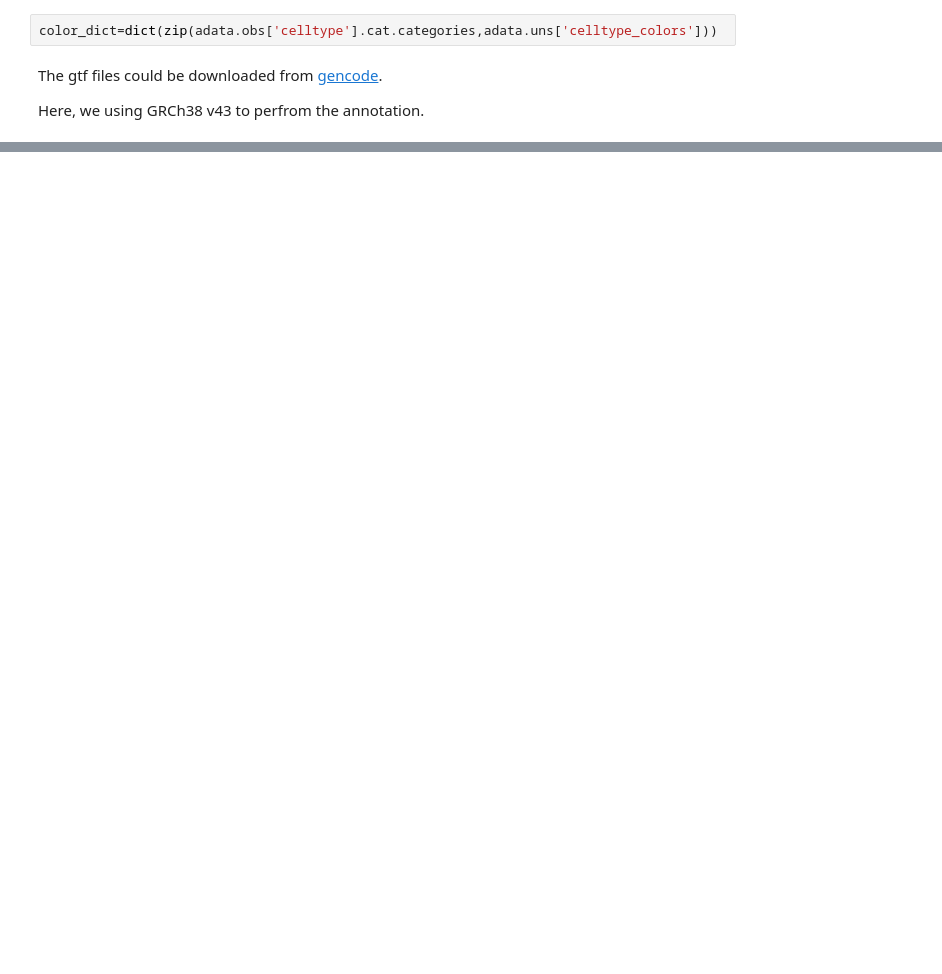
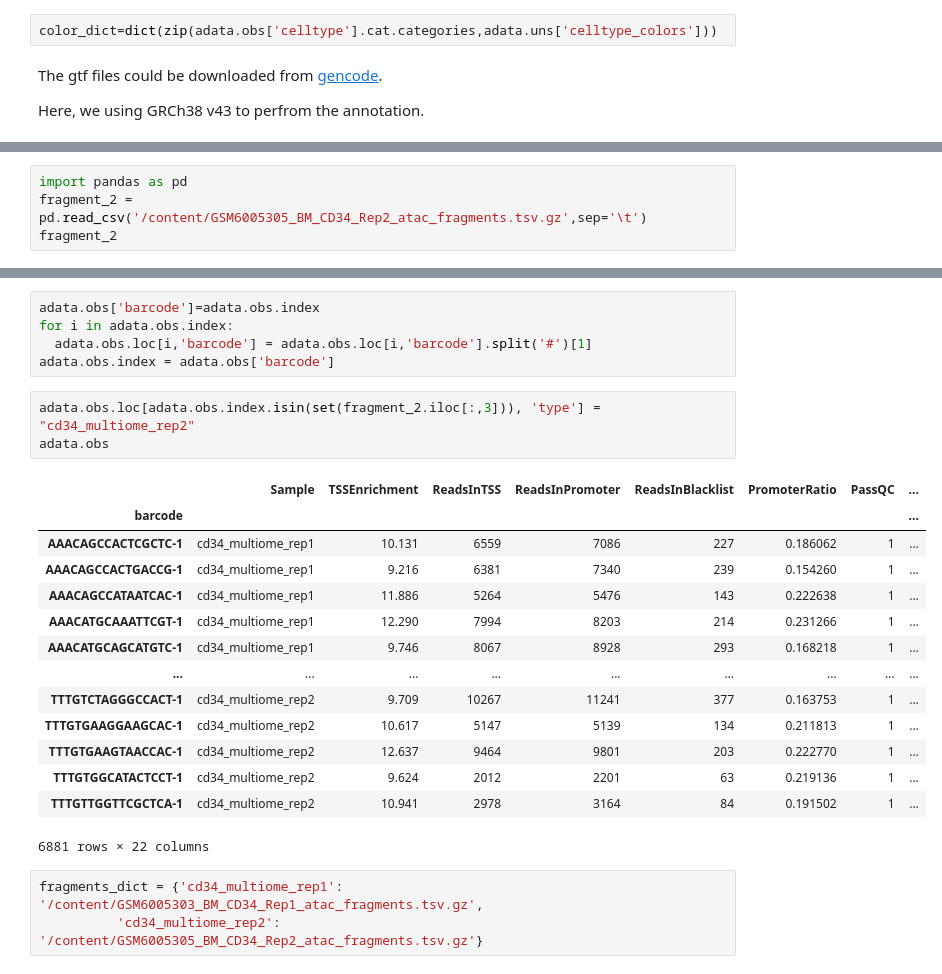
Before and after one commit to Starlitnightly/Epiverse, a Jupyter notebook: Epiverse_guide/docs/Tutorials-single/t_pseudobulk_visual.ipynb, the cells around one changed output, grey strips where cells are left out. Saved outputs shown, nothing was run; the diff lists cells and outputs as text; blank space fills up the shorter version.

```diff
--- a/Epiverse_guide/docs/Tutorials-single/t_pseudobulk_visual.ipynb
+++ b/Epiverse_guide/docs/Tutorials-single/t_pseudobulk_visual.ipynb
@@ -135,0 +214,4 @@ bw_obj.plot_track(chrom='chr3',chromstart=124200000,chromend=128600000,
+# %%
+import pandas as pd
+fragment_2 = pd.read_csv('/content/GSM6005305_BM_CD34_Rep2_atac_fragments.tsv.gz',sep='\t')
+fragment_2
@@ -135,0 +232,26 @@ bw_obj.plot_track(chrom='chr3',chromstart=124200000,chromend=128600000,
+# %%
+adata.obs['barcode']=adata.obs.index
+for i in adata.obs.index:
+  adata.obs.loc[i,'barcode'] = adata.obs.loc[i,'barcode'].split('#')[1]
+adata.obs.index = adata.obs['barcode']
+# %%
+adata.obs.loc[adata.obs.index.isin(set(fragment_2.iloc[:,3])), 'type'] = "cd34_multiome_rep2"
+adata.obs
+# %% [output]
+|  | Sample | TSSEnrichment | ReadsInTSS | ReadsInPromoter | ReadsInBlacklist | PromoterRatio | PassQC | ... |
+| barcode |  |  |  |  |  |  |  | ... |
+| AAACAGCCACTCGCTC-1 | cd34_multiome_rep1 | 10.131 | 6559 | 7086 | 227 | 0.186062 | 1 | ... |
+| AAACAGCCACTGACCG-1 | cd34_multiome_rep1 | 9.216 | 6381 | 7340 | 239 | 0.154260 | 1 | ... |
+| AAACAGCCATAATCAC-1 | cd34_multiome_rep1 | 11.886 | 5264 | 5476 | 143 | 0.222638 | 1 | ... |
+| AAACATGCAAATTCGT-1 | cd34_multiome_rep1 | 12.290 | 7994 | 8203 | 214 | 0.231266 | 1 | ... |
+| AAACATGCAGCATGTC-1 | cd34_multiome_rep1 | 9.746 | 8067 | 8928 | 293 | 0.168218 | 1 | ... |
+| ... | ... | ... | ... | ... | ... | ... | ... | ... |
+| TTTGTCTAGGGCCACT-1 | cd34_multiome_rep2 | 9.709 | 10267 | 11241 | 377 | 0.163753 | 1 | ... |
+| TTTGTGAAGGAAGCAC-1 | cd34_multiome_rep2 | 10.617 | 5147 | 5139 | 134 | 0.211813 | 1 | ... |
+| TTTGTGAAGTAACCAC-1 | cd34_multiome_rep2 | 12.637 | 9464 | 9801 | 203 | 0.222770 | 1 | ... |
+| TTTGTGGCATACTCCT-1 | cd34_multiome_rep2 | 9.624 | 2012 | 2201 | 63 | 0.219136 | 1 | ... |
+| TTTGTTGGTTCGCTCA-1 | cd34_multiome_rep2 | 10.941 | 2978 | 3164 | 84 | 0.191502 | 1 | ... |
+6881 rows × 22 columns
+# %%
+fragments_dict = {'cd34_multiome_rep1': '/content/GSM6005303_BM_CD34_Rep1_atac_fragments.tsv.gz',
+          'cd34_multiome_rep2': '/content/GSM6005305_BM_CD34_Rep2_atac_fragments.tsv.gz'}
```
Also changed, not shown: parts of 19 cells of this notebook, 1 other file.
